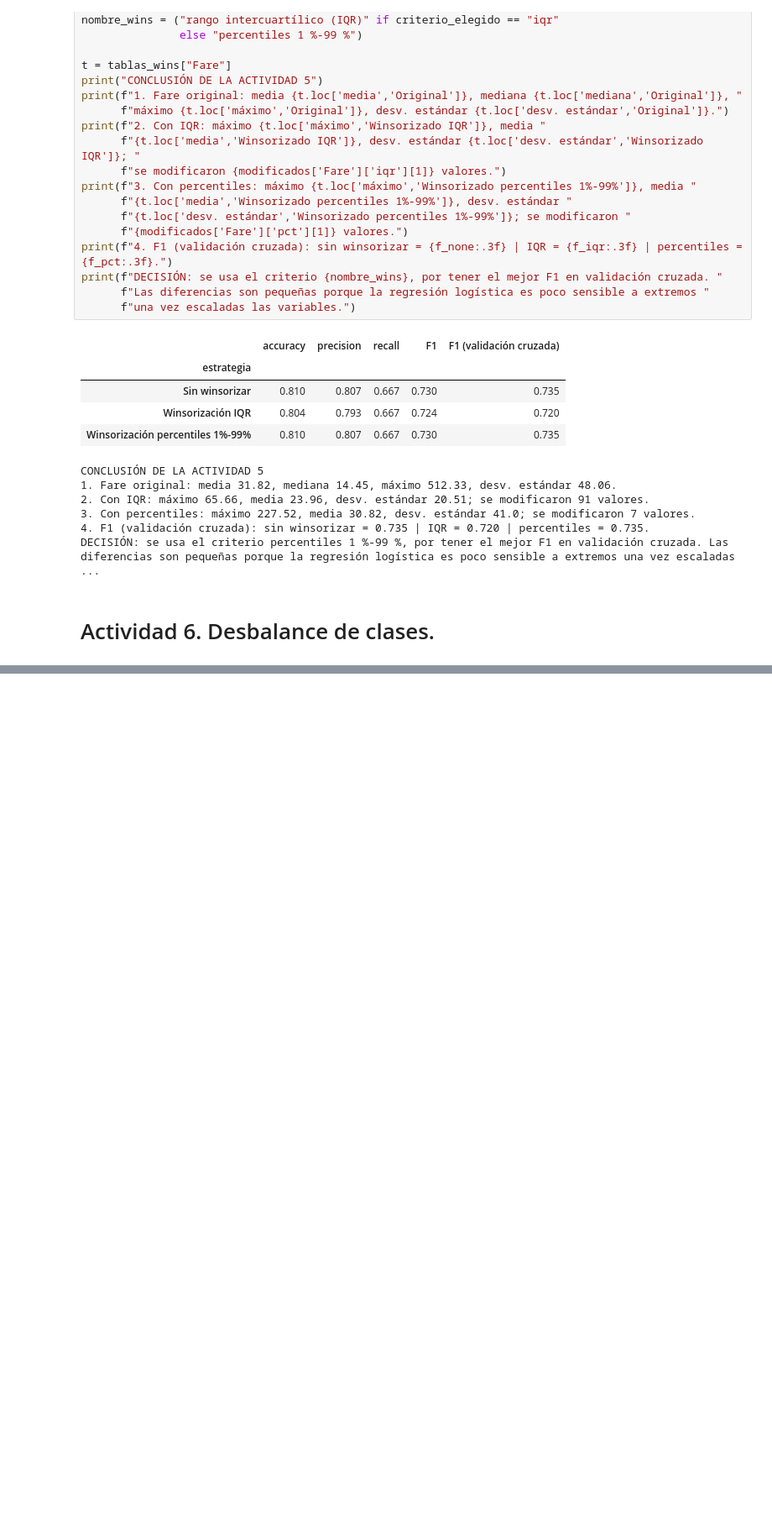
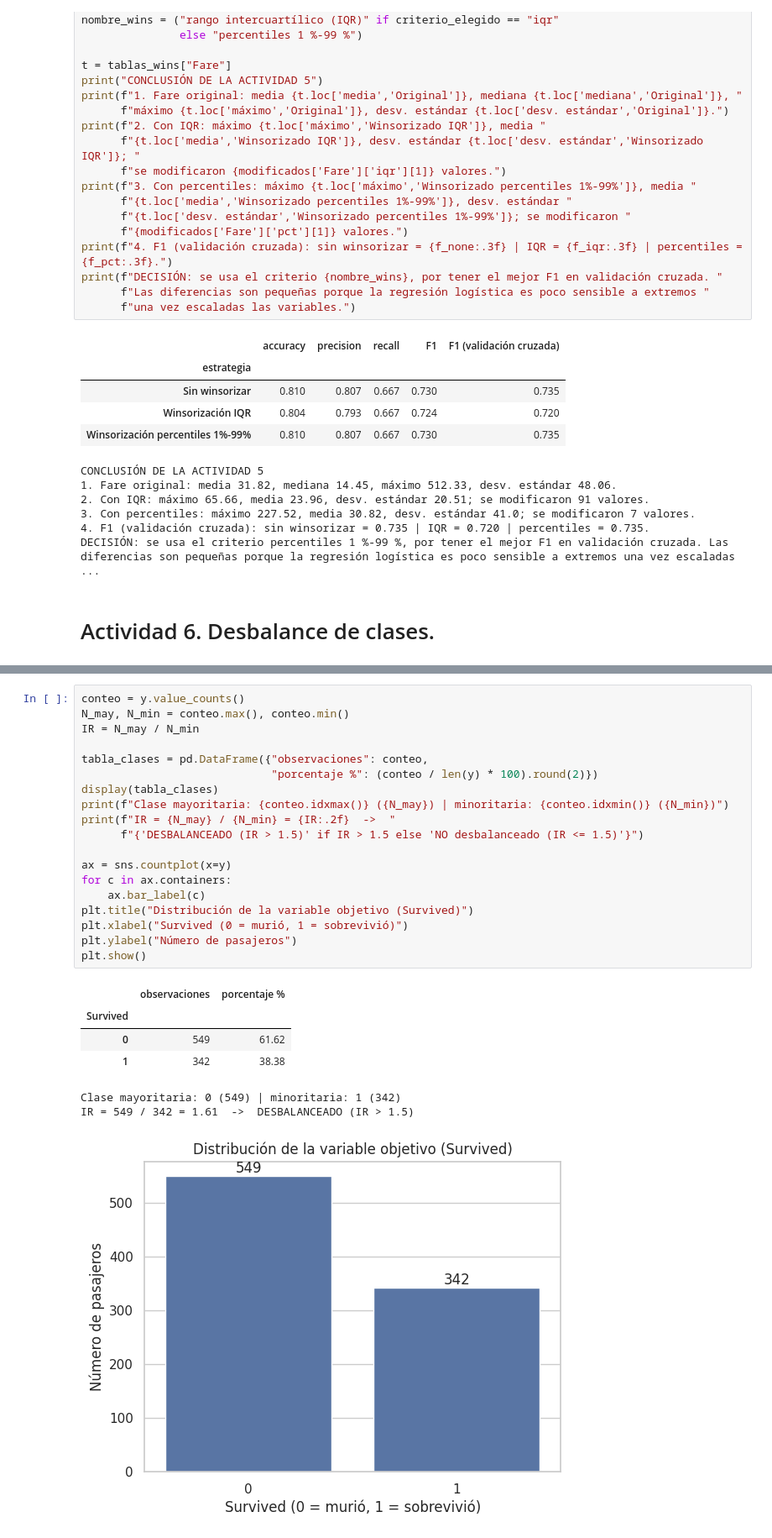
Before and after one commit to FabsRobles/Practica2-IA, a Jupyter notebook: notebook/Titanic_EDA.ipynb, the cells around one changed output, grey strips where cells are left out. Shown at 84% size. Drawn from its saved outputs; the diff is of its cells as text; blank space fills up the shorter version.

```diff
--- a/notebook/Titanic_EDA.ipynb
+++ b/notebook/Titanic_EDA.ipynb
@@ -880,0 +885,27 @@ DECISIÓN: se usa el criterio percentiles 1 %-99 %, por tener el mejor F1 en val
+# %%
+conteo = y.value_counts()
+N_may, N_min = conteo.max(), conteo.min()
+IR = N_may / N_min
+
+tabla_clases = pd.DataFrame({"observaciones": conteo,
+                             "porcentaje %": (conteo / len(y) * 100).round(2)})
+display(tabla_clases)
+print(f"Clase mayoritaria: {conteo.idxmax()} ({N_may}) | minoritaria: {conteo.idxmin()} ({N_min})")
+print(f"IR = {N_may} / {N_min} = {IR:.2f}  ->  "
+      f"{'DESBALANCEADO (IR > 1.5)' if IR > 1.5 else 'NO desbalanceado (IR <= 1.5)'}")
+
+ax = sns.countplot(x=y)
+for c in ax.containers:
+    ax.bar_label(c)
+plt.title("Distribución de la variable objetivo (Survived)")
+plt.xlabel("Survived (0 = murió, 1 = sobrevivió)")
+plt.ylabel("Número de pasajeros")
+plt.show()
+# %% [output]
+|  | observaciones | porcentaje % |
+| Survived |  |  |
+| 0 | 549 | 61.62 |
+| 1 | 342 | 38.38 |
+Clase mayoritaria: 0 (549) | minoritaria: 1 (342)
+IR = 549 / 342 = 1.61  ->  DESBALANCEADO (IR > 1.5)
+[figure, added]
```
Also changed, not shown: parts of 6 cells of this notebook.
